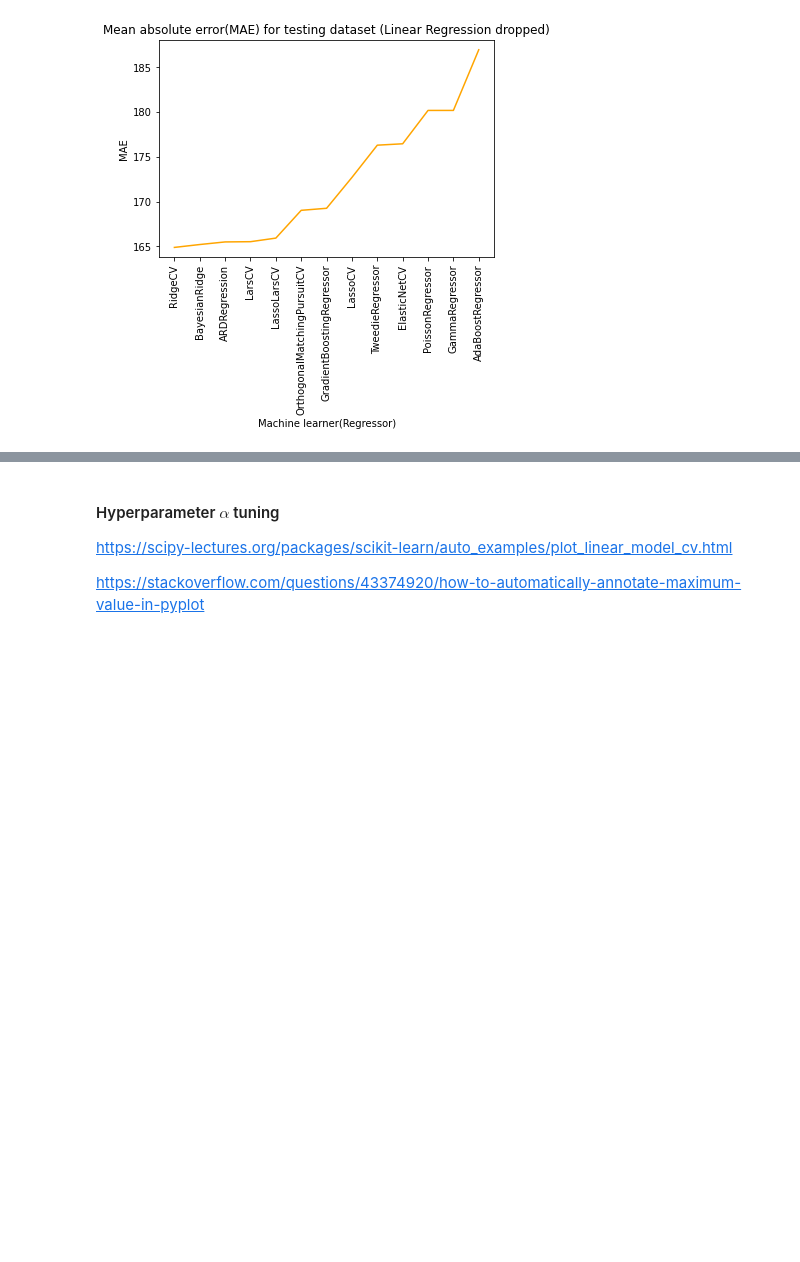
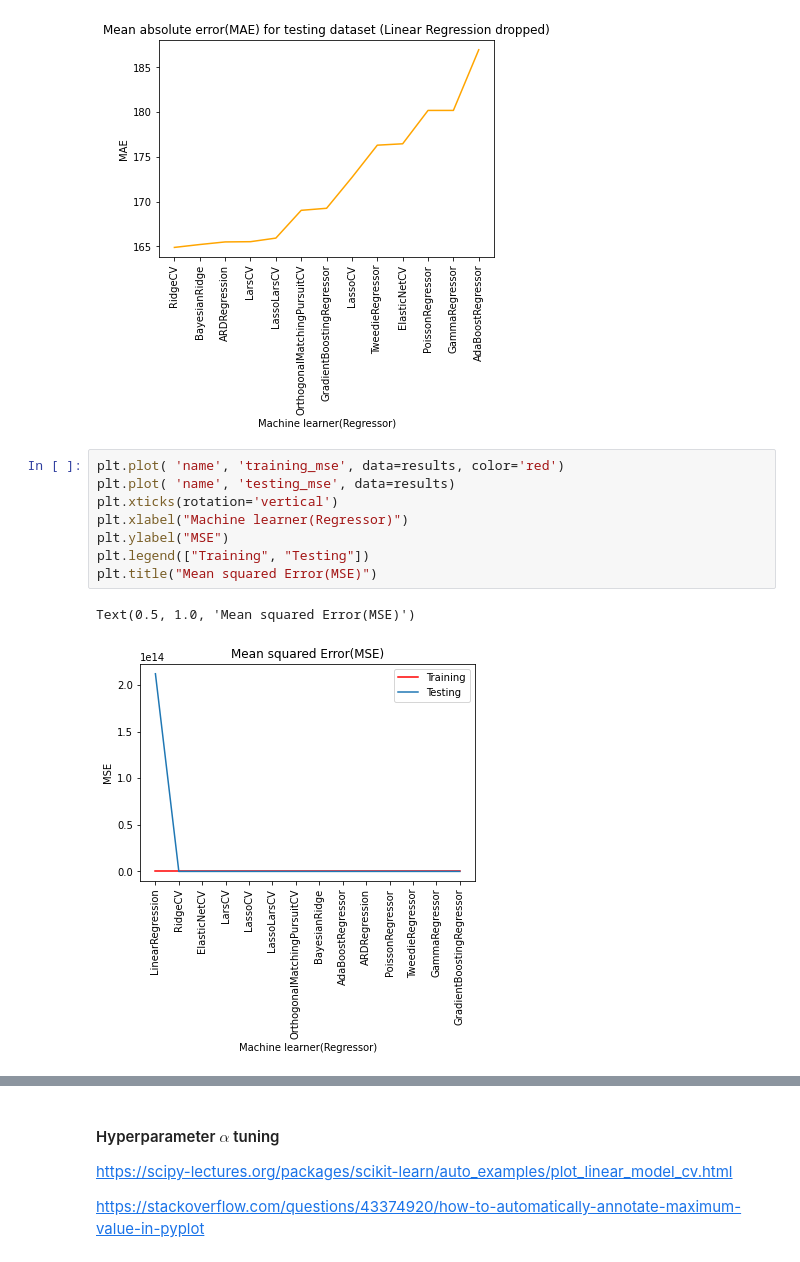
Before and after one commit to Lux040899/MAST30034-Team-Project, a Jupyter notebook: master.ipynb, the cells around one changed output, grey strips where cells are left out. Saved outputs shown, nothing was run; the diff lists cells and outputs as text; blank space fills up the shorter version.

Commit message:
saved plots

```diff
--- a/master.ipynb
+++ b/master.ipynb
@@ -667,3 +667,14 @@ plt.title("Mean absolute error(MAE) for testing dataset (Linear Regression dropp
 # %% [output]
 Text(0.5, 1.0, 'Mean absolute error(MAE) for testing dataset (Linear Regression dropped)')
 [figure]
+# %%
+plt.plot( 'name', 'training_mse', data=results, color='red')
+plt.plot( 'name', 'testing_mse', data=results)
+plt.xticks(rotation='vertical')
+plt.xlabel("Machine learner(Regressor)")
+plt.ylabel("MSE")
+plt.legend(["Training", "Testing"])
+plt.title("Mean squared Error(MSE)")
+# %% [output]
+Text(0.5, 1.0, 'Mean squared Error(MSE)')
+[figure, added]
```
Also changed, not shown: parts of 12 cells of this notebook, 7 other files.
